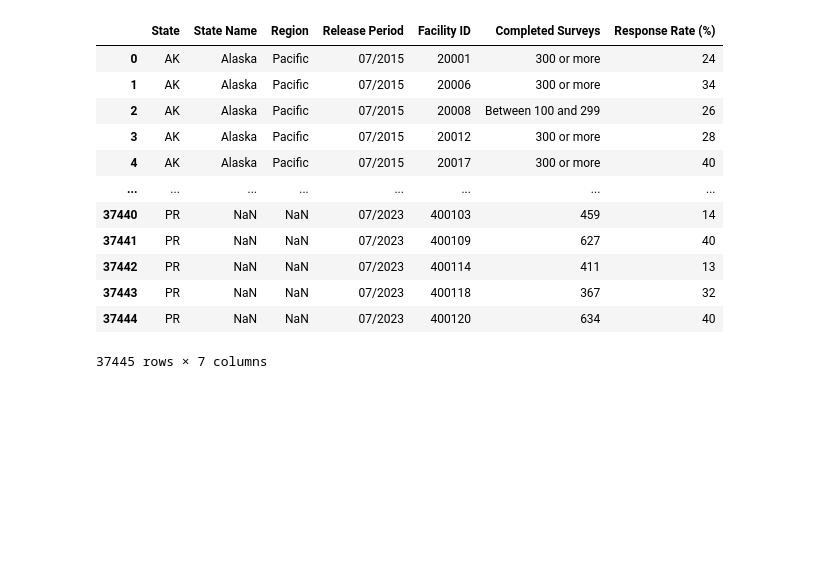
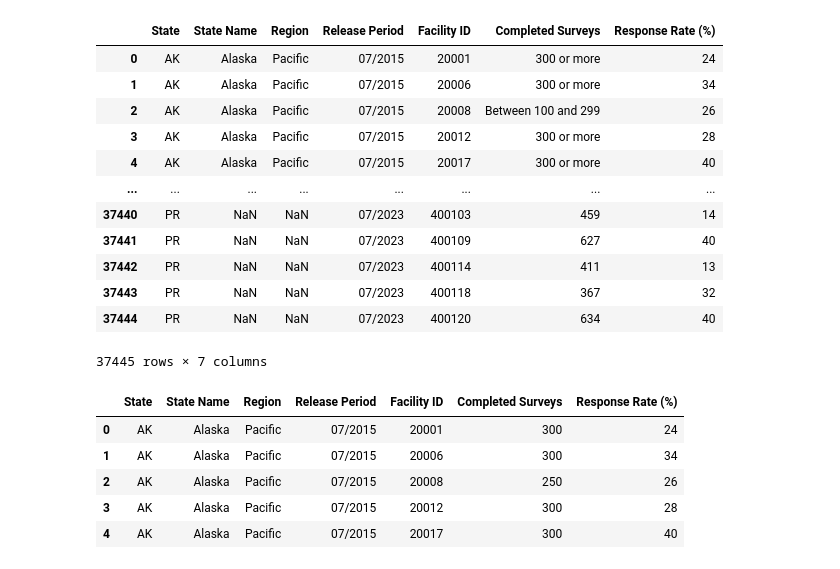
Before and after one commit to bluewallumich/EA-HCAHPS-Patient-Survey, a Jupyter notebook: HCAHPS_EA.ipynb, the cells around one changed output. Drawn from its saved outputs; the diff is of its cells as text; code cells hidden in the pictures; blank space fills up the shorter version.

```diff
--- a/HCAHPS_EA.ipynb
+++ b/HCAHPS_EA.ipynb
@@ -181,0 +192,11 @@ response_merge_states
+# %%
+#convert Completed Surveys string to int64
+response_merge_states['Completed Surveys'] = response_merge_states['Completed Surveys'].astype(np.int64)
+response_merge_states.head()
+# %% [output]
+|  | State | State Name | Region | Release Period | Facility ID | Completed Surveys | Response Rate (%) |
+| 0 | AK | Alaska | Pacific | 07/2015 | 20001 | 300 | 24 |
+| 1 | AK | Alaska | Pacific | 07/2015 | 20006 | 300 | 34 |
+| 2 | AK | Alaska | Pacific | 07/2015 | 20008 | 250 | 26 |
+| 3 | AK | Alaska | Pacific | 07/2015 | 20012 | 300 | 28 |
+| 4 | AK | Alaska | Pacific | 07/2015 | 20017 | 300 | 40 |
```
Also changed, not shown: parts of 11 cells of this notebook, 3 other files.
